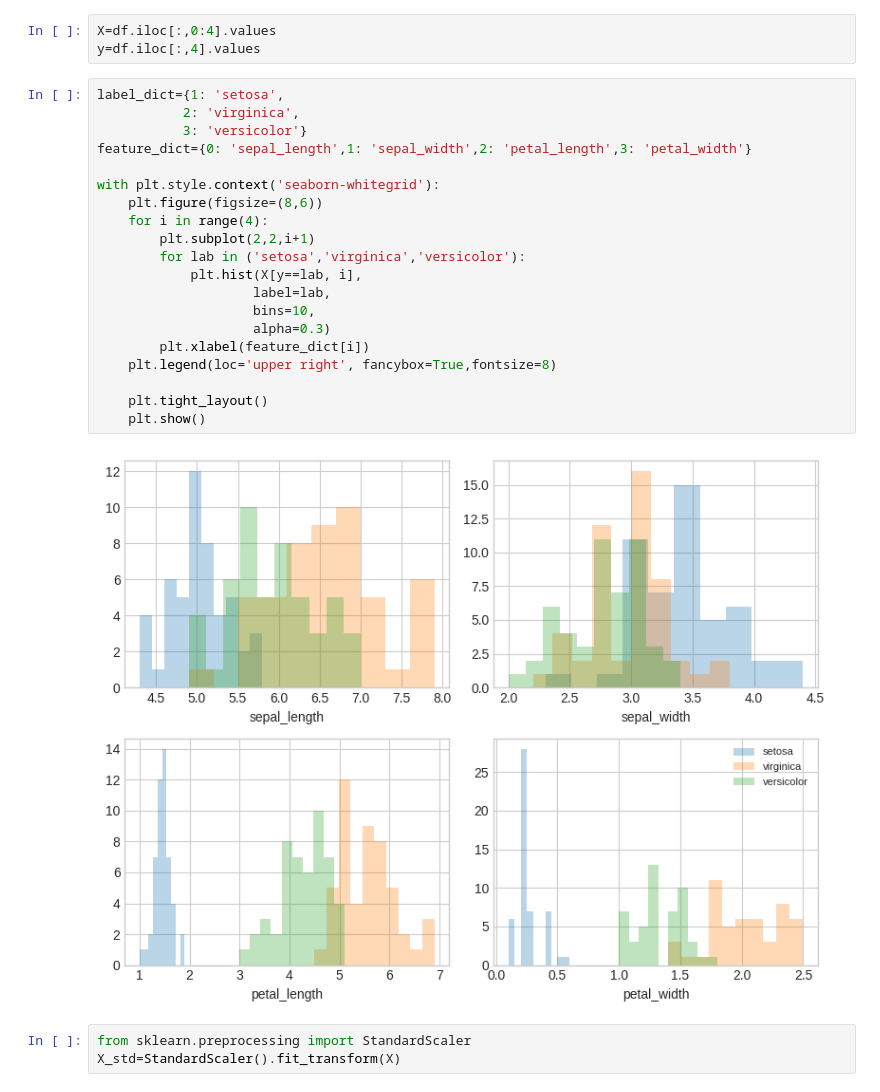
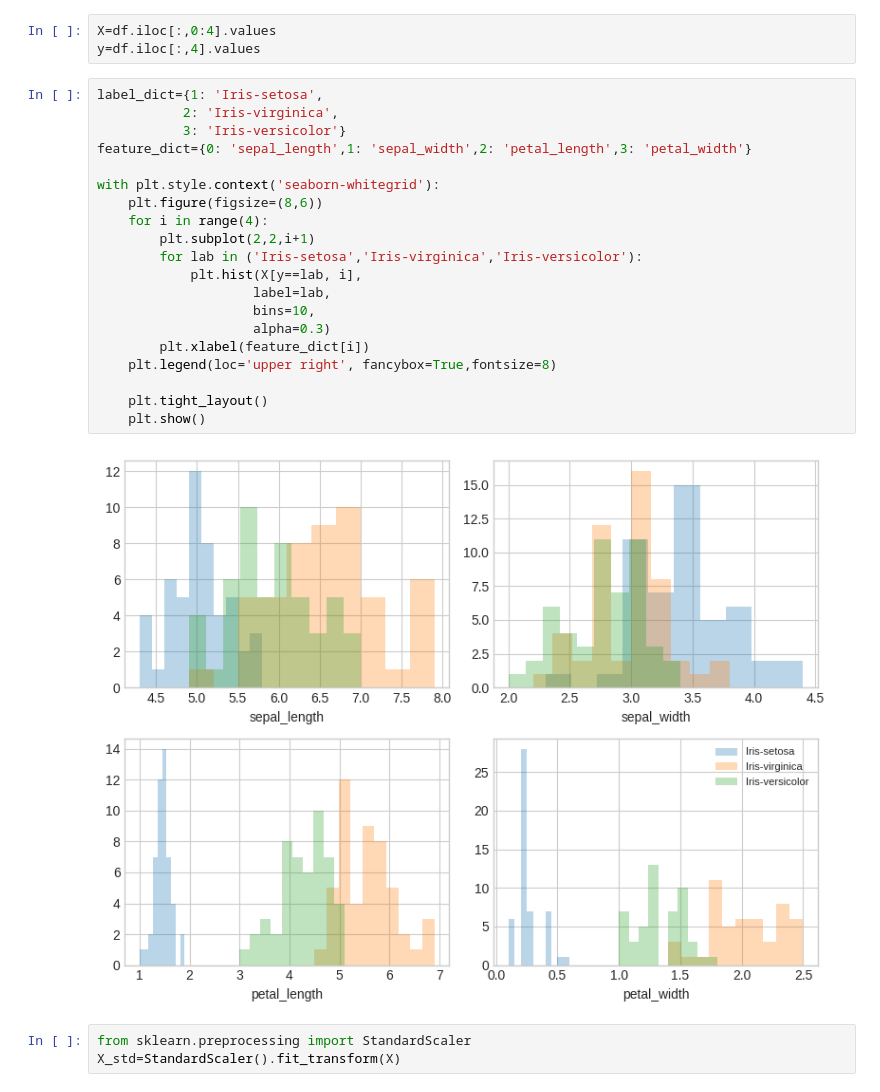
Before and after one commit to whintaaa/blogpendata, a Jupyter notebook: _sources/DT_PCA.ipynb, the cells around one changed output. Saved outputs shown, nothing was run; the diff lists cells and outputs as text.

```diff
--- a/_sources/DT_PCA.ipynb
+++ b/_sources/DT_PCA.ipynb
@@ -32,27 +33,27 @@ Index(['sepal_length', 'sepal_width', 'petal_length', 'petal_width',
 X=df.iloc[:,0:4].values
 y=df.iloc[:,4].values
 # %%
-label_dict={1: 'setosa',
-           2: 'virginica',
-           3: 'versicolor'}
+label_dict={1: 'Iris-setosa',
+           2: 'Iris-virginica',
+           3: 'Iris-versicolor'}
 feature_dict={0: 'sepal_length',1: 'sepal_width',2: 'petal_length',3: 'petal_width'}
 
 with plt.style.context('seaborn-whitegrid'):
     plt.figure(figsize=(8,6))
     for i in range(4):
         plt.subplot(2,2,i+1)
-        for lab in ('setosa','virginica','versicolor'):
+        for lab in ('Iris-setosa','Iris-virginica','Iris-versicolor'):
             plt.hist(X[y==lab, i],
                     label=lab,
                     bins=10,
                     alpha=0.3)
         plt.xlabel(feature_dict[i])
     plt.legend(loc='upper right', fancybox=True,fontsize=8)
 
     plt.tight_layout()
     plt.show()
 # %% [output]
-[figure, old version]
+[figure, new version]
 # %%
 from sklearn.preprocessing import StandardScaler
 X_std=StandardScaler().fit_transform(X)
```
Also changed, not shown: parts of 29 cells of this notebook, 10 other files.
